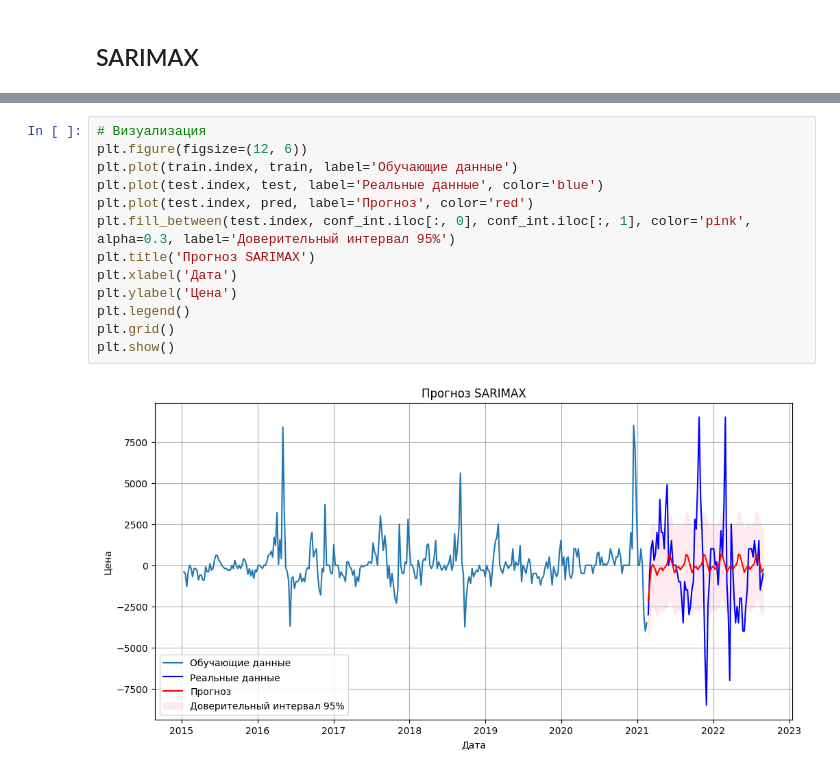
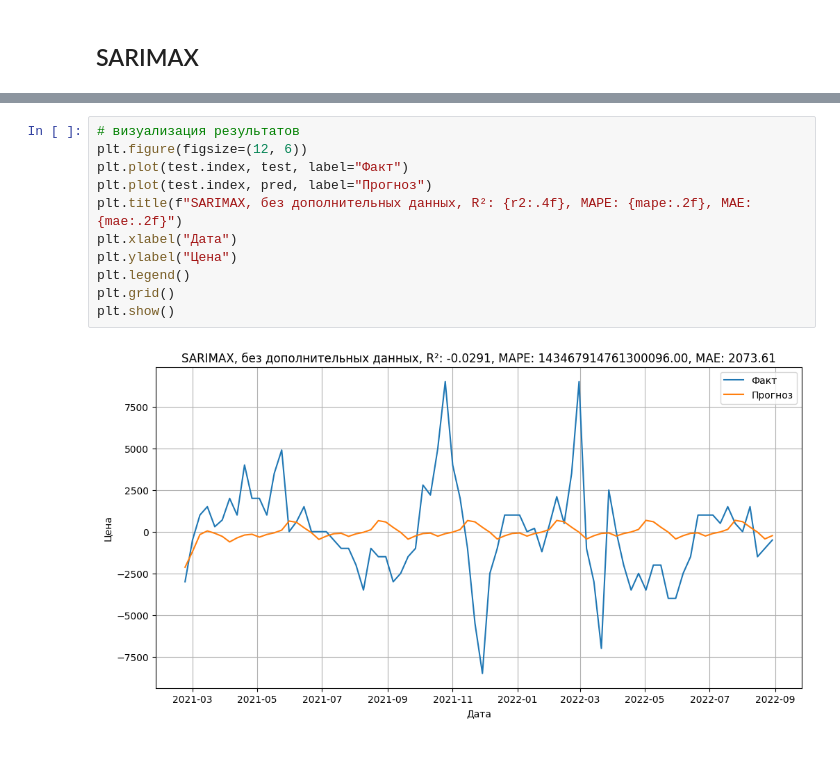
Before and after one commit to kaninn-i/ml_intensiv_3, a Jupyter notebook: ilia_kanin/ARIMA.ipynb, the cells around one changed output, grey strips where cells are left out. Saved outputs shown, nothing was run; the diff lists cells and outputs as text.

```diff
--- a/ilia_kanin/ARIMA.ipynb
+++ b/ilia_kanin/ARIMA.ipynb
@@ -200,15 +214,13 @@ conf_int = forecast.conf_int()
 # %%
-# Визуализация
+# визуализация результатов
 plt.figure(figsize=(12, 6))
-plt.plot(train.index, train, label='Обучающие данные')
-plt.plot(test.index, test, label='Реальные данные', color='blue')
-plt.plot(test.index, pred, label='Прогноз', color='red')
-plt.fill_between(test.index, conf_int.iloc[:, 0], conf_int.iloc[:, 1], color='pink', alpha=0.3, label='Доверительный интервал 95%')
-plt.title('Прогноз SARIMAX')
-plt.xlabel('Дата')
-plt.ylabel('Цена')
+plt.plot(test.index, test, label="Факт")
+plt.plot(test.index, pred, label="Прогноз")
+plt.title(f"SARIMAX, без дополнительных данных, R²: {r2:.4f}, MAPE: {mape:.2f}, MAE: {mae:.2f}")
+plt.xlabel("Дата")
+plt.ylabel("Цена")
 plt.legend()
 plt.grid()
 plt.show()
 # %% [output]
-[figure, old version]
+[figure, new version]
```
Also changed, not shown: parts of 12 cells of this notebook, 10 other files.
